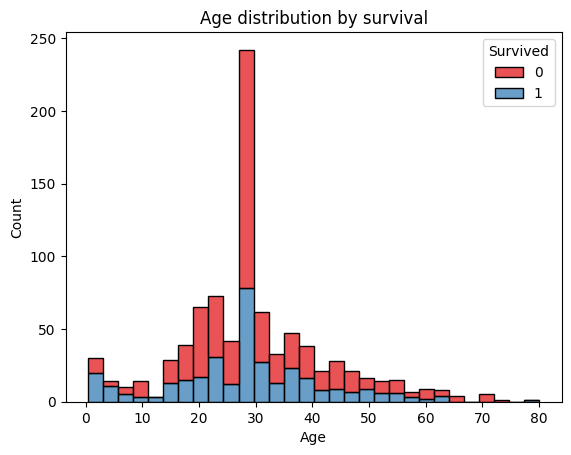
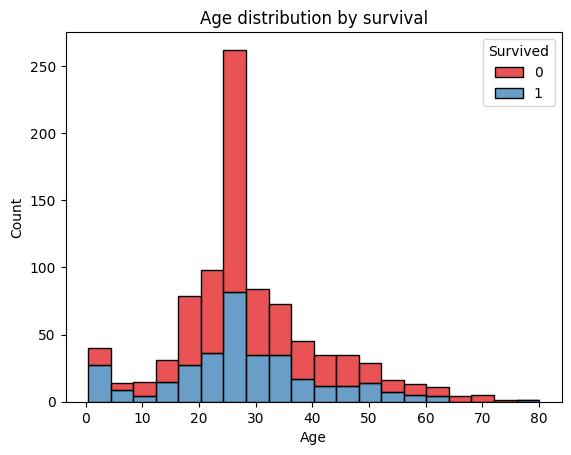
Code edit (unified diff) that turned the first committed figure into the second:
--- before
+++ after
@@ -1,3 +1,3 @@
-sns.histplot(data=df,x='Age',hue='Survived',multiple='stack',palette='Set1')
+sns.histplot(data=df,x='Age',hue='Survived',multiple='stack',bins=20,palette='Set1')
 plt.title("Age distribution by survival")
 plt.xlabel("Age")

Commit: updated